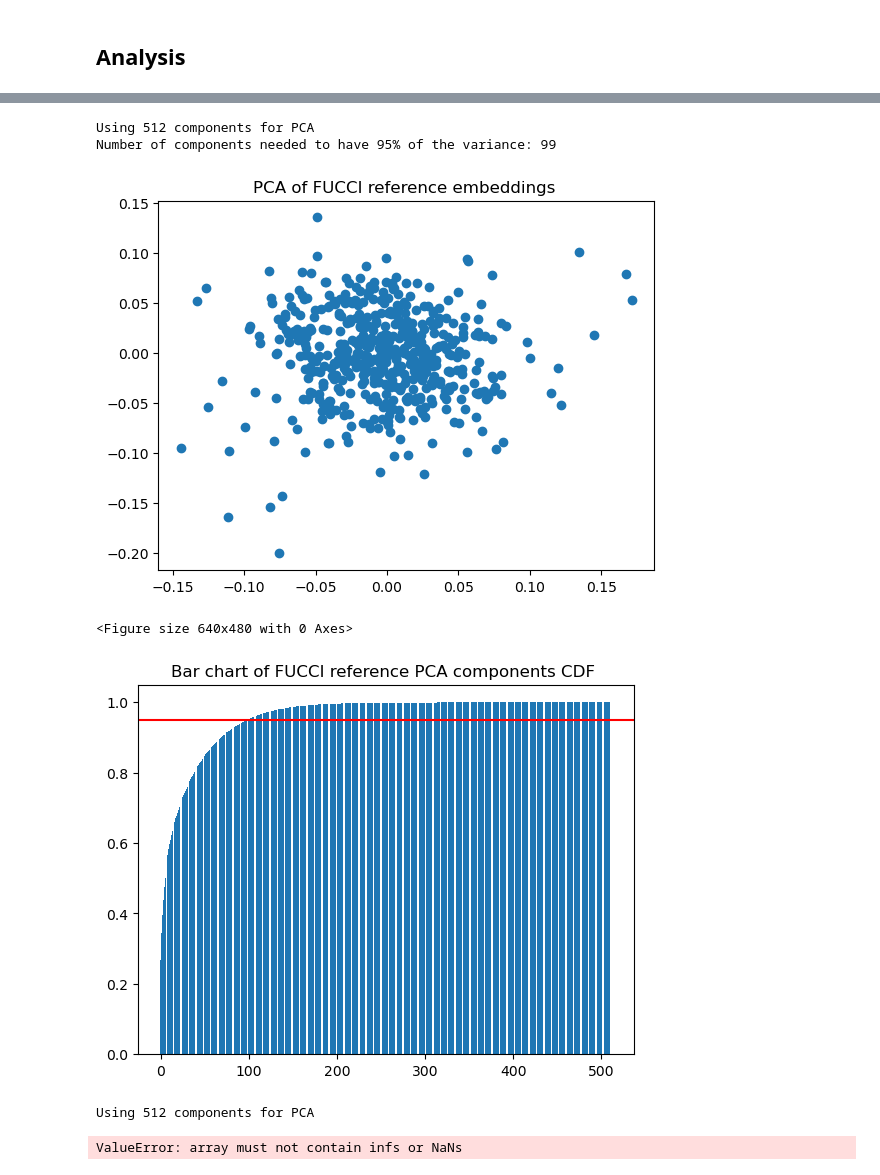
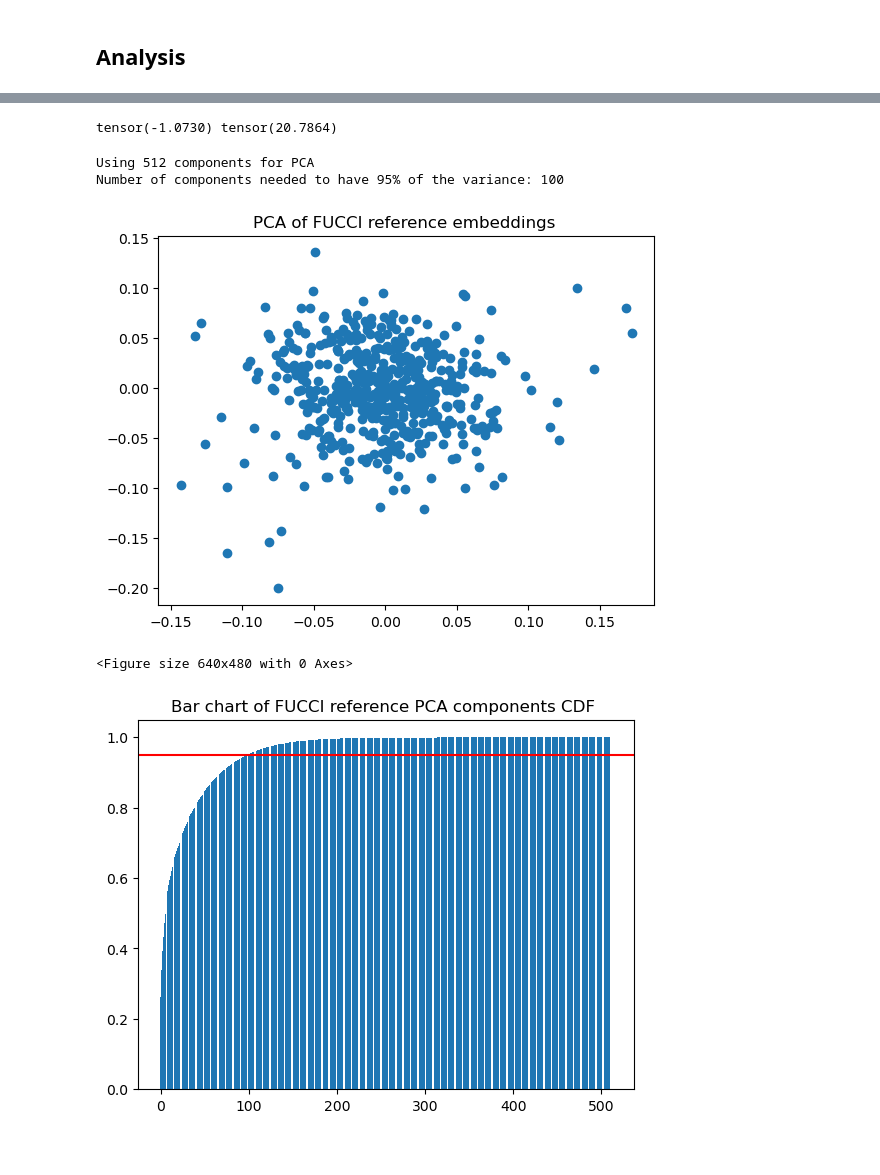
Before and after one commit to ishan-gaur/implicit-cell-model, a Jupyter notebook: embedding.ipynb, the cells around one changed output, grey strips where cells are left out. Saved outputs shown, nothing was run; the diff lists cells and outputs as text; code cells hidden in the pictures.

```diff
--- a/embedding.ipynb
+++ b/embedding.ipynb
@@ -248,3 +281,9 @@ delta_predictions = predictions - predictions_flipped
+# %%
+input_entity = mu
+# %%
+print(input_entity.mean(), input_entity.std())
+# %% [output]
+tensor(-1.0730) tensor(20.7864)
 # %%
 def PCA_plot(predictions, message="", sample=None):
     # select random elements and do PCA
@@ -276,14 +315,12 @@ def PCA_plot(predictions, message="", sample=None):
     plt.show()
     return pca
 # %%
-pca_mu = PCA_plot(mu, message="")
-pca_var = PCA_plot(var, message="")
+pca = PCA_plot(input_entity, message="")
+# pca_logvar = PCA_plot(logvar, message="")
 # %% [output]
 Using 512 components for PCA
-Number of components needed to have 95% of the variance: 99
+Number of components needed to have 95% of the variance: 100
-[figure, old version]
+[figure, new version]
 <Figure size 640x480 with 0 Axes>
 [figure]
-Using 512 components for PCA
-ValueError: array must not contain infs or NaNs
 # %%
```
Also changed, not shown: parts of 24 cells of this notebook, 4 other files.
